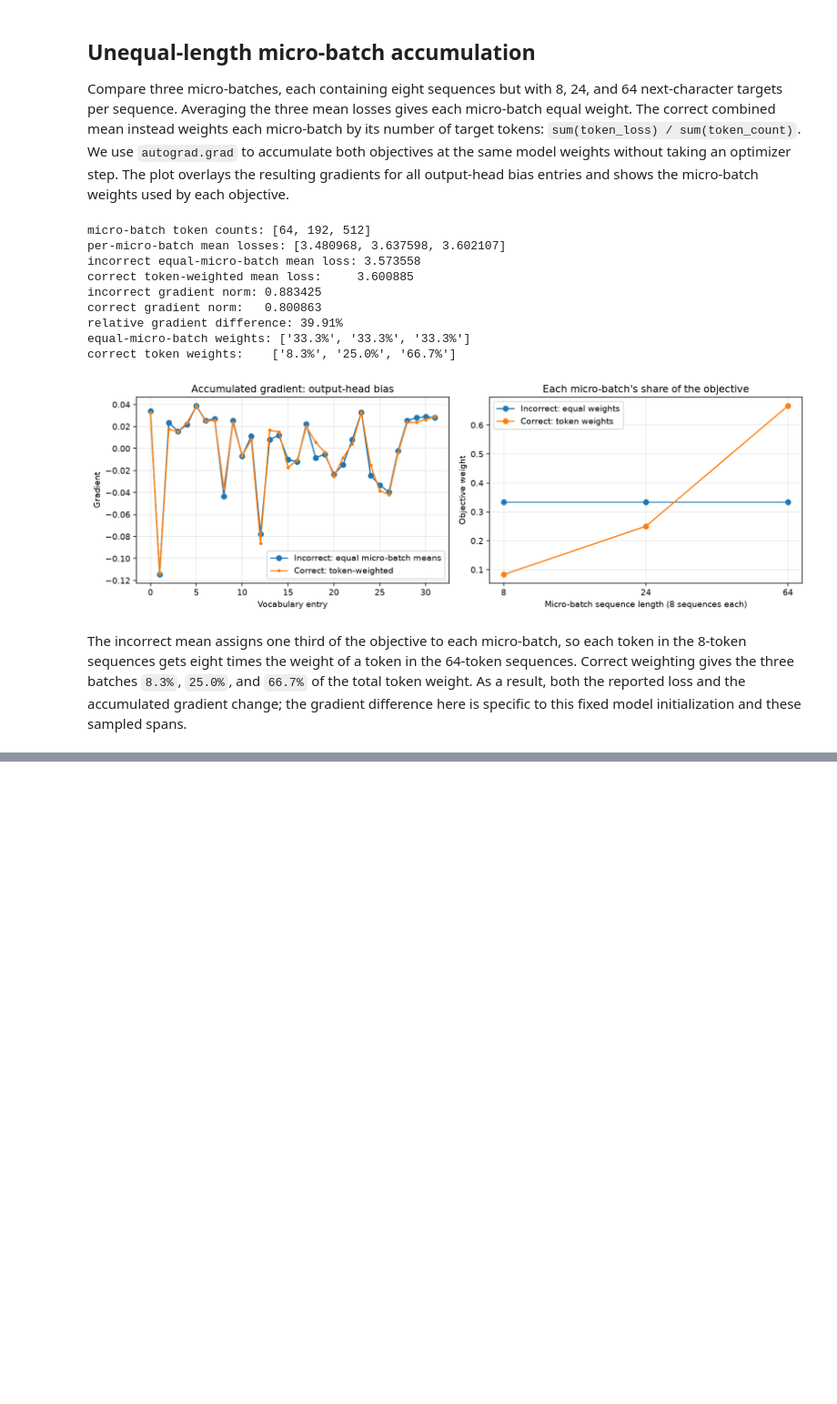
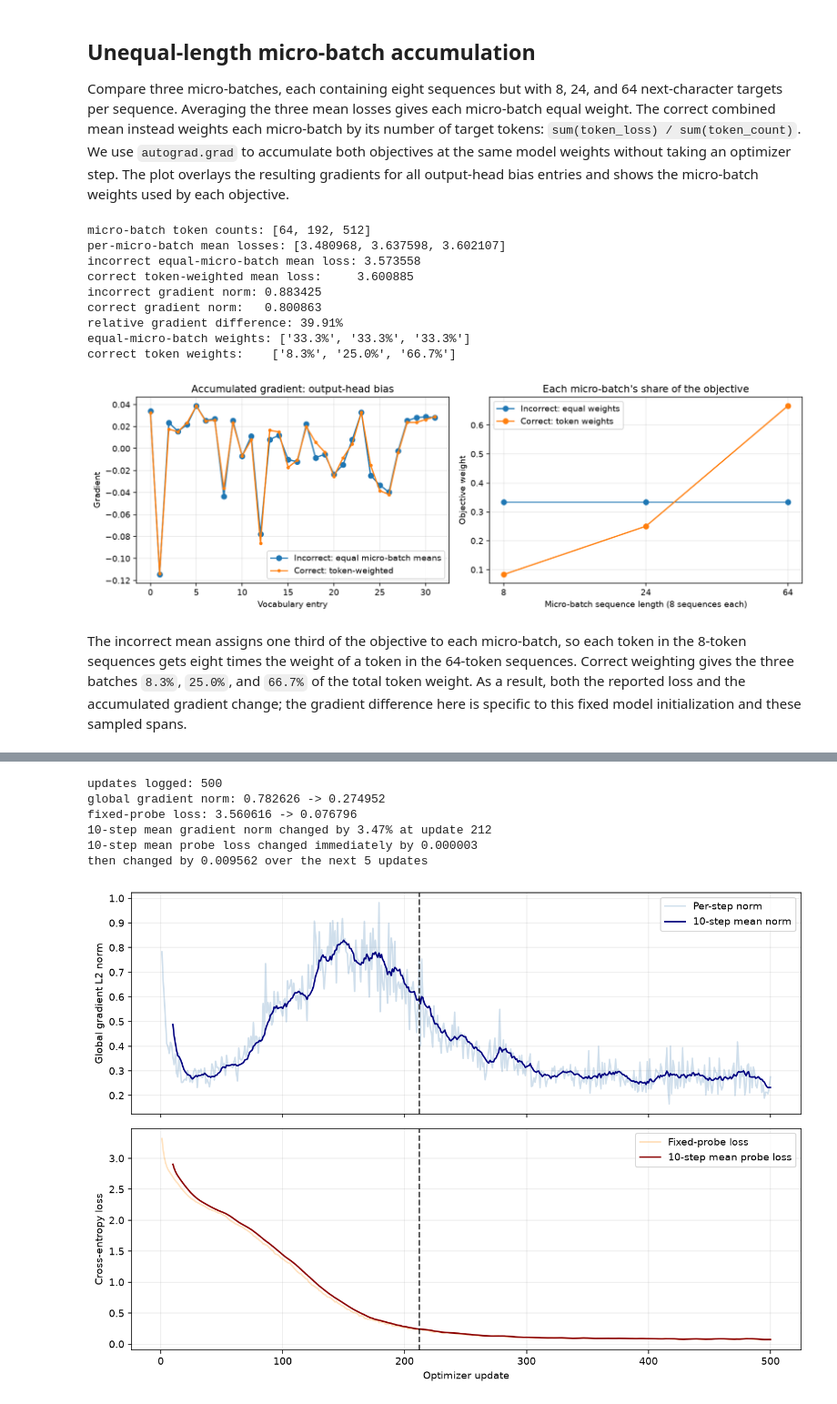
Before and after one commit to dhruv369/ERA_Portfolio, a Jupyter notebook: Assignments/S10/session10.ipynb, the cells around one changed output, grey strips where cells are left out. Shown at 91% size. Drawn from its saved outputs; the diff is of its cells as text; code cells hidden in the pictures; blank space fills up the shorter version.

```diff
--- a/Assignments/S10/session10.ipynb
+++ b/Assignments/S10/session10.ipynb
@@ -386,0 +529,58 @@ step 500 | train loss 0.0761 | validation loss 0.0769
+# %%
+import numpy as np
+import matplotlib.pyplot as plt
+
+smoothing_window = 10
+gradient_norm_smooth = np.convolve(
+    step_gradient_norms, np.ones(smoothing_window) / smoothing_window, mode="valid"
+)
+probe_loss_smooth = np.convolve(
+    fixed_probe_losses, np.ones(smoothing_window) / smoothing_window, mode="valid"
+)
+lag_candidates = []
+for index in range(1, len(gradient_norm_smooth) - 5):
+    norm_change = abs(gradient_norm_smooth[index] - gradient_norm_smooth[index - 1])
+    relative_norm_change = norm_change / max(gradient_norm_smooth[index - 1], 1e-12)
+    immediate_loss_change = abs(probe_loss_smooth[index] - probe_loss_smooth[index - 1])
+    next_five_loss_change = abs(probe_loss_smooth[index + 5] - probe_loss_smooth[index])
+    if relative_norm_change >= 0.03 and immediate_loss_change < 0.25 * next_five_loss_change:
+        score = relative_norm_change * next_five_loss_change / (immediate_loss_change + 1e-12)
+        lag_candidates.append((score, index, relative_norm_change, immediate_loss_change, next_five_loss_change))
+if not lag_candidates:
+    raise RuntimeError("No gradient-before-probe-loss lag met the documented selection criterion")
+
+_, lag_index, relative_norm_change, immediate_loss_change, next_five_loss_change = max(lag_candidates)
+lag_step = lag_index + smoothing_window - 1
+print(f"updates logged: {len(step_gradient_norms)}")
+print(f"global gradient norm: {step_gradient_norms[0]:.6f} -> {step_gradient_norms[-1]:.6f}")
+print(f"fixed-probe loss: {initial_fixed_probe_loss:.6f} -> {fixed_probe_losses[-1]:.6f}")
+print(f"10-step mean gradient norm changed by {relative_norm_change:.2%} at update {lag_step}")
+print(f"10-step mean probe loss changed immediately by {immediate_loss_change:.6f}")
+print(f"then changed by {next_five_loss_change:.6f} over the next 5 updates")
+
+steps_axis = np.arange(1, len(step_gradient_norms) + 1)
+smooth_steps = np.arange(smoothing_window, len(step_gradient_norms) + 1)
+fig, axes = plt.subplots(2, 1, figsize=(10, 7), sharex=True)
+axes[0].plot(steps_axis, step_gradient_norms, color="steelblue", alpha=0.25, label="Per-step norm")
+axes[0].plot(smooth_steps, gradient_norm_smooth, color="navy", label="10-step mean norm")
+axes[0].set_ylabel("Global gradient L2 norm")
+axes[0].legend()
+axes[0].grid(alpha=0.25)
+axes[1].plot(steps_axis, fixed_probe_losses, color="darkorange", alpha=0.25, label="Fixed-probe loss")
+axes[1].plot(smooth_steps, probe_loss_smooth, color="darkred", label="10-step mean probe loss")
+axes[1].set(xlabel="Optimizer update", ylabel="Cross-entropy loss")
+axes[1].legend()
+axes[1].grid(alpha=0.25)
+for axis in axes:
+    axis.axvline(lag_step, color="black", linestyle="--", alpha=0.7)
+fig.tight_layout()
+plt.show()
+fig
+# %% [output]
+updates logged: 500
+global gradient norm: 0.782626 -> 0.274952
+fixed-probe loss: 3.560616 -> 0.076796
+10-step mean gradient norm changed by 3.47% at update 212
+10-step mean probe loss changed immediately by 0.000003
+then changed by 0.009562 over the next 5 updates
+[figure, added]
```
Also changed, not shown: parts of 19 cells of this notebook, 1 other file.
